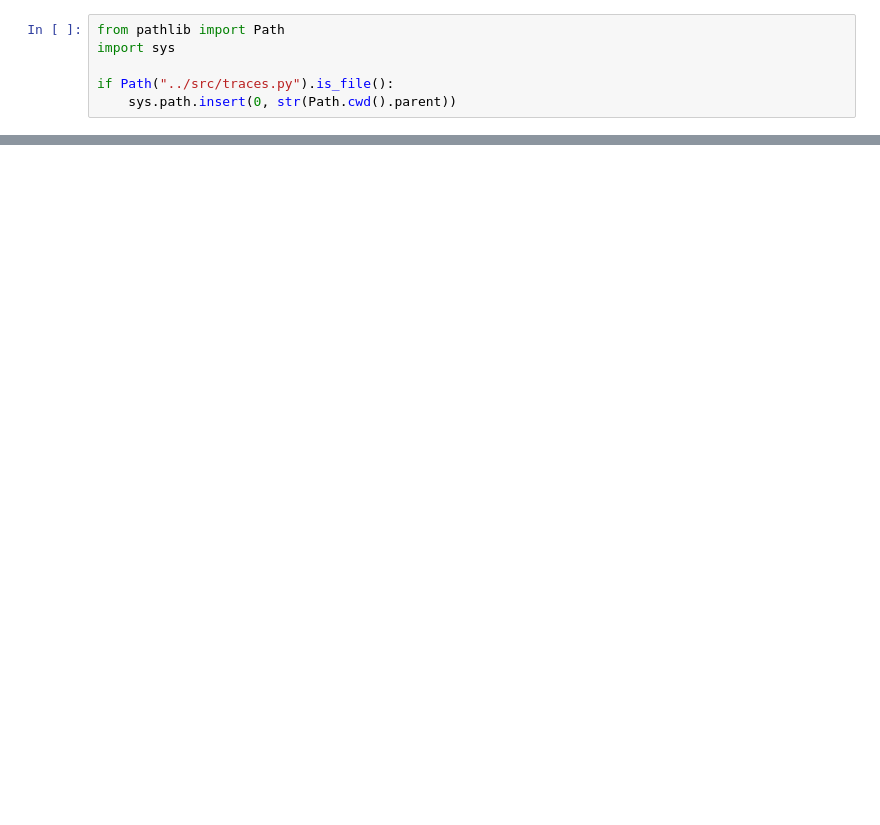
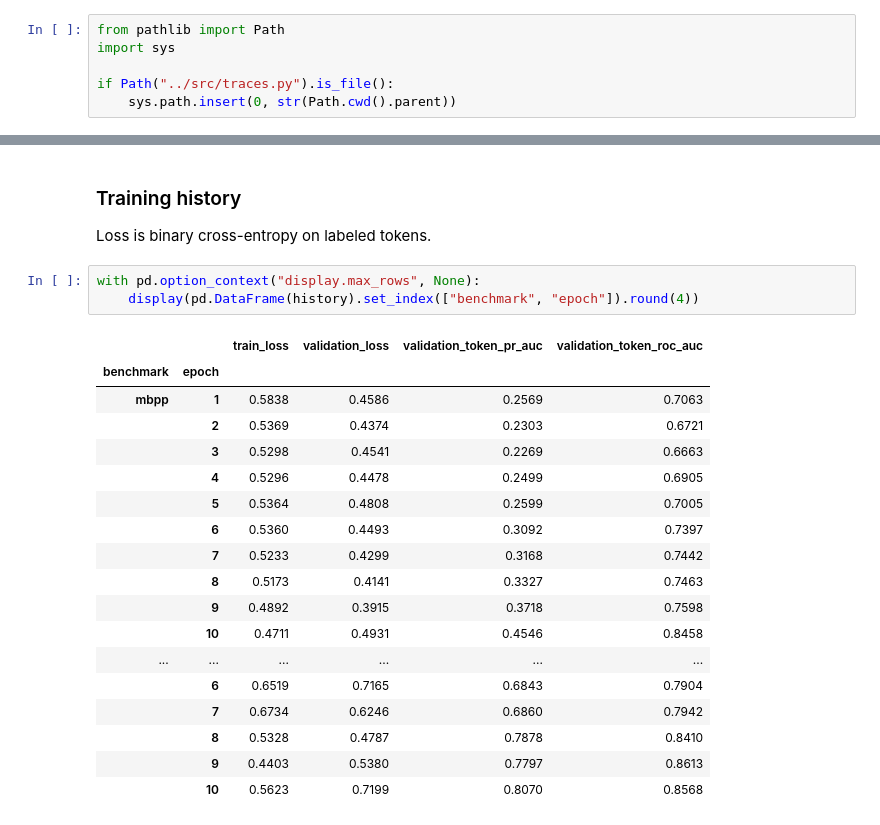
Before and after one commit to LowIQCoder/ugar, a Jupyter notebook: experiments/02_uq_head.ipynb, the cells around one changed output, grey strips where cells are left out. Saved outputs shown, nothing was run; the diff lists cells and outputs as text; blank space fills up the shorter version.

```diff
--- a/experiments/02_uq_head.ipynb
+++ b/experiments/02_uq_head.ipynb
@@ -51,0 +109,26 @@ display(metrics.round(4))
+# %% [markdown]
+### Training history
+
+Loss is binary cross-entropy on labeled tokens.
+# %%
+with pd.option_context("display.max_rows", None):
+    display(pd.DataFrame(history).set_index(["benchmark", "epoch"]).round(4))
+# %% [output]
+|  |  | train_loss | validation_loss | validation_token_pr_auc | validation_token_roc_auc |
+| benchmark | epoch |  |  |  |  |
+| mbpp | 1 | 0.5838 | 0.4586 | 0.2569 | 0.7063 |
+|  | 2 | 0.5369 | 0.4374 | 0.2303 | 0.6721 |
+|  | 3 | 0.5298 | 0.4541 | 0.2269 | 0.6663 |
+|  | 4 | 0.5296 | 0.4478 | 0.2499 | 0.6905 |
+|  | 5 | 0.5364 | 0.4808 | 0.2599 | 0.7005 |
+|  | 6 | 0.5360 | 0.4493 | 0.3092 | 0.7397 |
+|  | 7 | 0.5233 | 0.4299 | 0.3168 | 0.7442 |
+|  | 8 | 0.5173 | 0.4141 | 0.3327 | 0.7463 |
+|  | 9 | 0.4892 | 0.3915 | 0.3718 | 0.7598 |
+|  | 10 | 0.4711 | 0.4931 | 0.4546 | 0.8458 |
+| ... | ... | ... | ... | ... | ... |
+|  | 6 | 0.6519 | 0.7165 | 0.6843 | 0.7904 |
+|  | 7 | 0.6734 | 0.6246 | 0.6860 | 0.7942 |
+|  | 8 | 0.5328 | 0.4787 | 0.7878 | 0.8410 |
+|  | 9 | 0.4403 | 0.5380 | 0.7797 | 0.8613 |
+|  | 10 | 0.5623 | 0.7199 | 0.8070 | 0.8568 |
```
Also changed, not shown: parts of 3 cells of this notebook, 10 other files.
